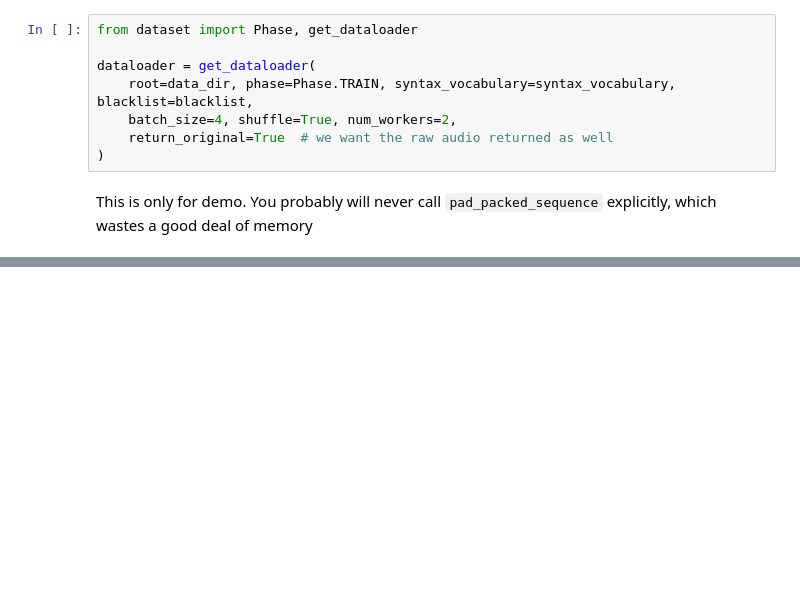
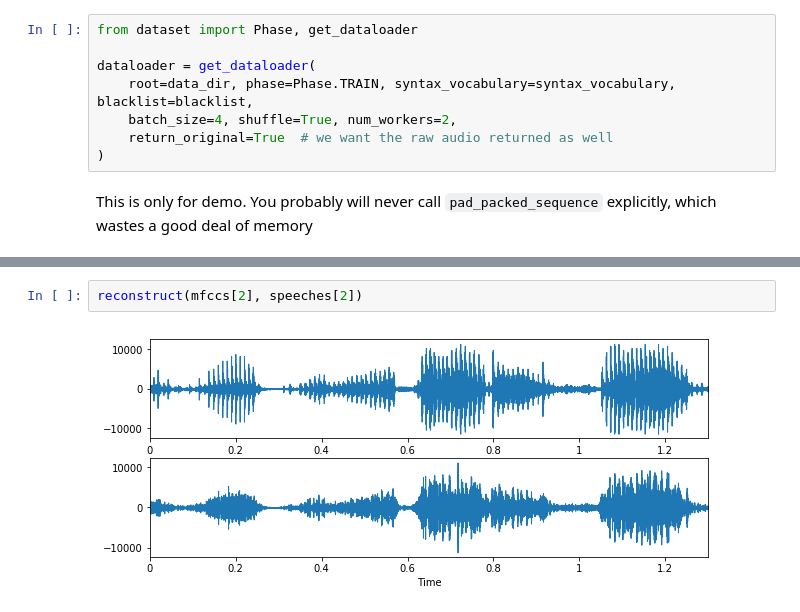
Before and after one commit to haasdo95/data_prep, a Jupyter notebook: pytorch_demo.ipynb, the cells around one changed output, grey strips where cells are left out. Drawn from its saved outputs; the diff is of its cells as text; blank space fills up the shorter version.

```diff
--- a/pytorch_demo.ipynb
+++ b/pytorch_demo.ipynb
@@ -175,0 +220,4 @@ auds[3]
+# %%
+reconstruct(mfccs[2], speeches[2])
+# %% [output]
+[figure, added]
```
Also changed, not shown: parts of 13 cells of this notebook, 2 other files.
